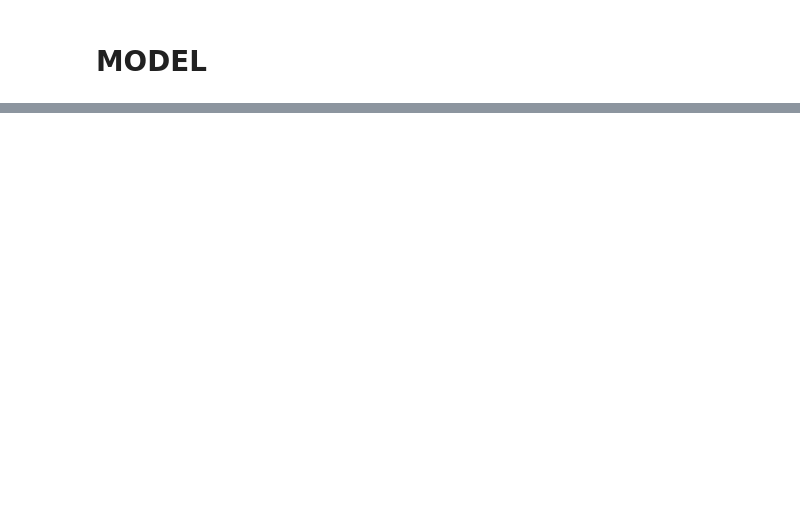
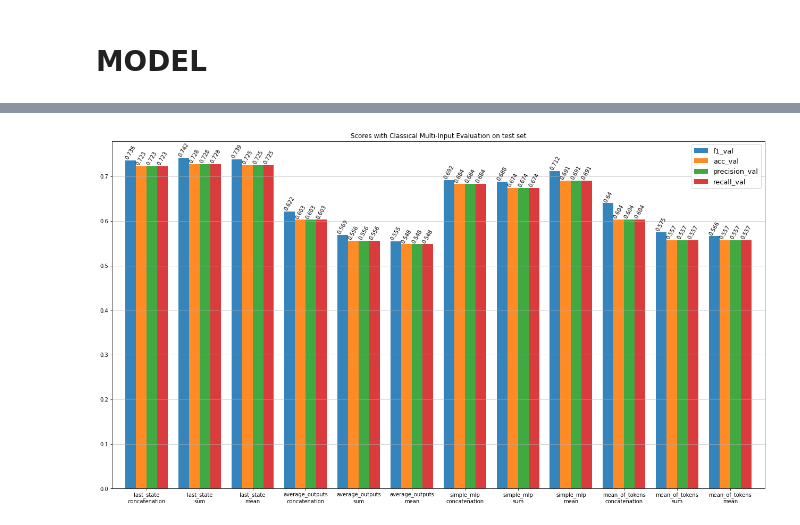
Before and after one commit to NoLogicPlease/fact-checking, a Jupyter notebook: Assignment2Keras.ipynb, the cells around one changed output, grey strips where cells are left out. Cells and saved outputs as stored; diff of their text form; code cells hidden in the pictures; blank space fills up the shorter version.

```diff
--- a/Assignment2Keras.ipynb
+++ b/Assignment2Keras.ipynb
@@ -479,7 +592,11 @@ class Model(object):
 # %%
+max_seq_global_claim = max([len(el[0].split()) for el in train.to_numpy()[:, 1:]])
+max_seq_global_evid = max([len(el[1].split()) for el in train.to_numpy()[:, 1:]])
+
+
 compile_info = {
     'optimizer': keras.optimizers.Nadam(learning_rate=1e-3),
-    'loss': 'binary_crossentropy',
+    'loss': 'categorical_crossentropy',
     'metrics': ['acc']
 }
 
@@ -487,29 +604,25 @@ training_info = {
     'verbose': 1,
     'epochs': 3,
     'steps_per_epoch': train.shape[0] // BATCH_SIZE,
+    'validation_steps': val.shape[0] // BATCH_SIZE*2, # doubled batch_size to go faster on validation
     'callbacks': [keras.callbacks.EarlyStopping(monitor='val_acc',
                                                 patience=4,
                                                 restore_best_weights=True)]
 }
 
 model_params = {
+    'sentence_emb_type': 'mean_of_tokens',
+    'merge_type': 'mean',
     'compile_info': compile_info,
     'value_to_key': v4_val_to_key,
     'embedding_dim': EMBEDDING_SIZE,
     'embedding_matrix': np.vstack((np.zeros((1, EMBEDDING_SIZE)), v4_matrix)),
-    'l2_reg' : 1e-5
+    'l2_reg' : 1e-4,
+    'max_seq_len_claim': None,
+    'max_seq_len_evid': None
 }
 
 prediction_info = {
     'batch_size': BATCH_SIZE,
     'verbose': 1
 }
-
-model = Model(**model_params)
-
-history = model.train_model(generator(train, v4_val_to_key),
-                            generator_finite(val, v4_val_to_key),
-                            **training_info)
-print("Training completed! Showing history...")
-
-model.show_history(history)
@@ -533,0 +925,22 @@ Epoch 3/3
+# %%
+f1s_val = [round(s[0], 3) for s in scores]
+accs_val = [round(s[1], 3) for s in scores]
+precisions_val = [round(s[1], 3) for s in scores]
+recalls_val = [round(s[1], 3) for s in scores]
+
+names = [str(sentence_emb_type + '\n' + merge_type)
+                for sentence_emb_type in sentence_emb_types
+               for merge_type in merge_types]
+
+df = pd.DataFrame({'f1_val': f1s_val, 'acc_val':accs_val,
+                   'precision_val':precisions_val, 'recall_val':recalls_val},index=names)
+
+ax = df.plot.bar(rot = 0, figsize=(22, 12), fontsize=10, width=0.8, alpha=0.9)
+ax.grid(axis='y', alpha=0.7)
+plt.title(f"Scores with Classical Multi-Input Evaluation on test set")
+
+ax.legend(loc='upper right', fontsize=13)
+for container in ax.containers:
+    ax.bar_label(container, fontsize=10, rotation='60')
+# %% [output]
+[figure, added]
```
Also changed, not shown: parts of 19 cells of this notebook.
